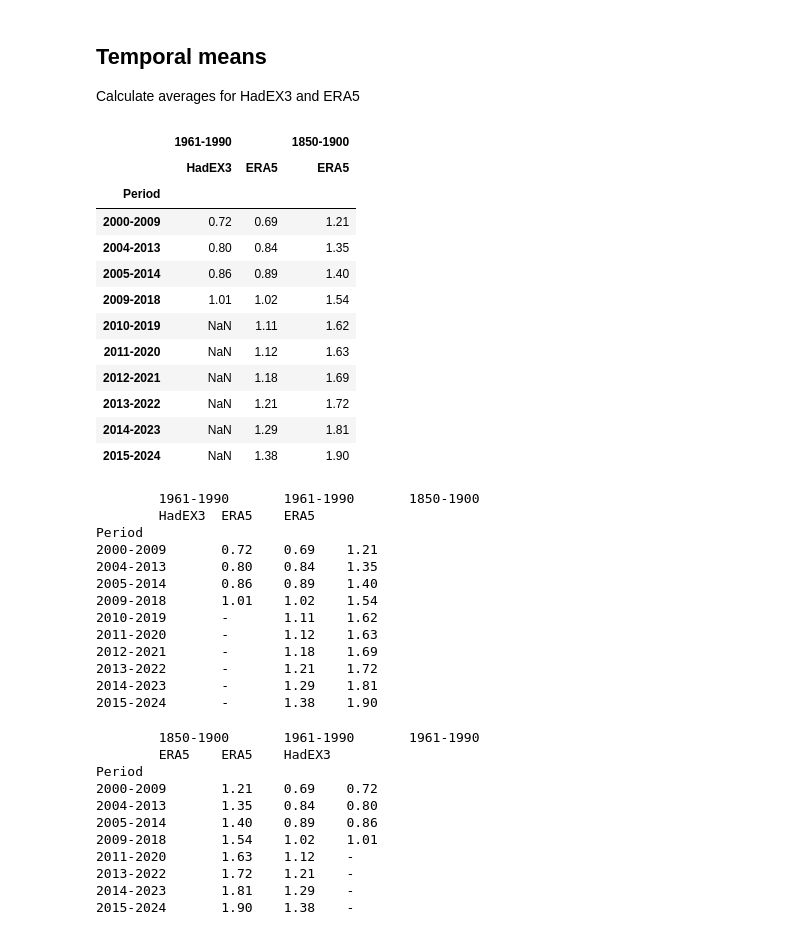
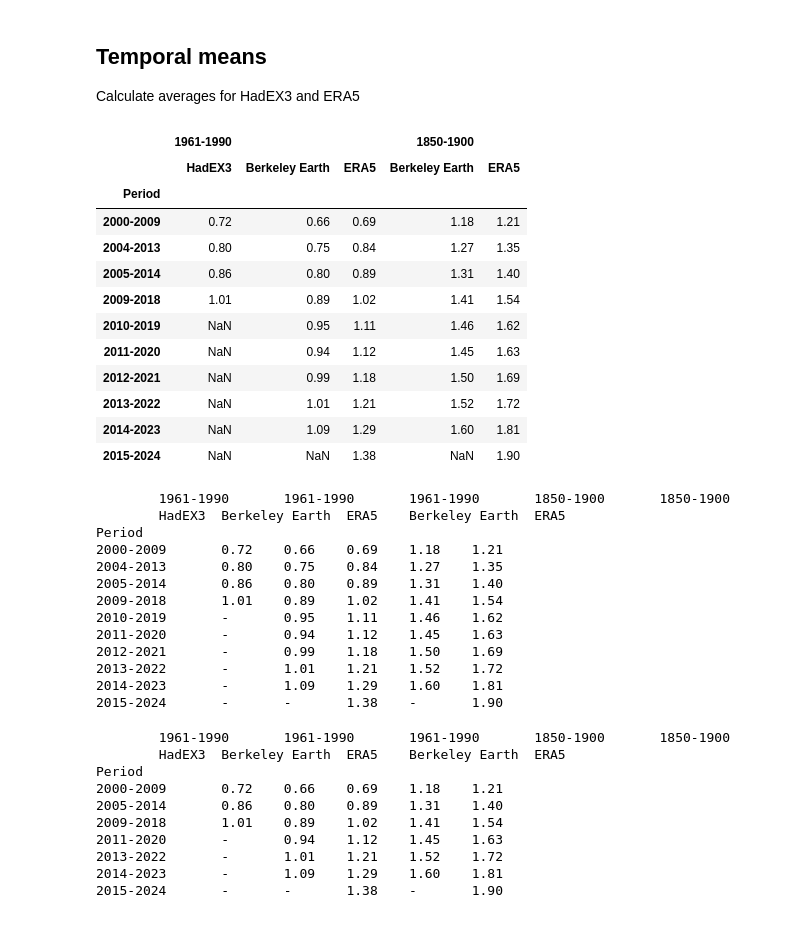
Before and after one commit to ClimateIndicator/cip_extremes, a Jupyter notebook: code/ALL_txx_tnn_ts.ipynb, the cells around one changed output. Saved outputs shown, nothing was run; the diff lists cells and outputs as text; code cells hidden in the pictures.

Commit message:
add Berkeley Earth to data table (#23)
* add Berkeley Earth to data table

* changelog

* remove unneeded output

* another one

```diff
--- a/code/ALL_txx_tnn_ts.ipynb
+++ b/code/ALL_txx_tnn_ts.ipynb
@@ -161,49 +161,49 @@ periods = (
     (2011, 2020),
     (2012, 2021),
     (2013, 2022),
     (2014, 2023),
     (2015, 2024),
 )
 
 out = dict()
 for start, stop in periods:
 
     mn_hadex = ds_txx["HadEX3"].loc[slice(start, stop)].mean(skipna=False)
-
+    mn_berkeley = ds_txx["Berkeley"].loc[slice(start, stop)].mean(skipna=False)
     mn_era5 = ds_txx["ERA5"].loc[slice(start, stop)].mean(skipna=False)
 
     key = f"{start}-{stop}"
 
-    out[key] = [mn_hadex, mn_era5, mn_era5 + berkeley_txx_offset.item()]
+    out[key] = [mn_hadex, mn_berkeley, mn_era5, mn_berkeley + berkeley_txx_offset.item(), mn_era5 + berkeley_txx_offset.item()]
 
 
 df_decadal = pd.DataFrame.from_dict(out).T
 
 mi = pd.MultiIndex.from_arrays(
-    [("1961-1990", "1961-1990", "1850-1900"), ("HadEX3", "ERA5", "ERA5")]
+    [("1961-1990", "1961-1990", "1961-1990", "1850-1900", "1850-1900"), ("HadEX3", "Berkeley Earth", "ERA5", "Berkeley Earth", "ERA5")]
 )
 
 df_decadal.columns = mi
 
 df_decadal = df_decadal.round(2)
 
 df_decadal.index.name = "Period"
 
 df_decadal
 # %% [output]
-|  | 1961-1990 |  | 1850-1900 |
-|  | HadEX3 | ERA5 | ERA5 |
-| Period |  |  |  |
-| 2000-2009 | 0.72 | 0.69 | 1.21 |
-| 2004-2013 | 0.80 | 0.84 | 1.35 |
-| 2005-2014 | 0.86 | 0.89 | 1.40 |
-| 2009-2018 | 1.01 | 1.02 | 1.54 |
-| 2010-2019 | NaN | 1.11 | 1.62 |
-| 2011-2020 | NaN | 1.12 | 1.63 |
-| 2012-2021 | NaN | 1.18 | 1.69 |
-| 2013-2022 | NaN | 1.21 | 1.72 |
-| 2014-2023 | NaN | 1.29 | 1.81 |
-| 2015-2024 | NaN | 1.38 | 1.90 |
+|  | 1961-1990 |  |  | 1850-1900 |  |
+|  | HadEX3 | Berkeley Earth | ERA5 | Berkeley Earth | ERA5 |
+| Period |  |  |  |  |  |
+| 2000-2009 | 0.72 | 0.66 | 0.69 | 1.18 | 1.21 |
+| 2004-2013 | 0.80 | 0.75 | 0.84 | 1.27 | 1.35 |
+| 2005-2014 | 0.86 | 0.80 | 0.89 | 1.31 | 1.40 |
+| 2009-2018 | 1.01 | 0.89 | 1.02 | 1.41 | 1.54 |
+| 2010-2019 | NaN | 0.95 | 1.11 | 1.46 | 1.62 |
+| 2011-2020 | NaN | 0.94 | 1.12 | 1.45 | 1.63 |
+| 2012-2021 | NaN | 0.99 | 1.18 | 1.50 | 1.69 |
+| 2013-2022 | NaN | 1.01 | 1.21 | 1.52 | 1.72 |
+| 2014-2023 | NaN | 1.09 | 1.29 | 1.60 | 1.81 |
+| 2015-2024 | NaN | NaN | 1.38 | NaN | 1.90 |
 # %%
 fN = "../data/txx_decadal_means.csv"
 
@@ -220,37 +220,36 @@ df_decadal_out.to_csv(fN, na_rep="-", float_format="%.2f")
 
 print(df_decadal.to_csv(sep="\t", na_rep="-", float_format="%0.2f"))
 # %% [output]
-        1961-1990       1961-1990       1850-1900
-        HadEX3  ERA5    ERA5
+        1961-1990       1961-1990       1961-1990       1850-1900       1850-1900
+        HadEX3  Berkeley Earth  ERA5    Berkeley Earth  ERA5
 Period
-2000-2009       0.72    0.69    1.21
-2004-2013       0.80    0.84    1.35
-2005-2014       0.86    0.89    1.40
-2009-2018       1.01    1.02    1.54
-2010-2019       -       1.11    1.62
-2011-2020       -       1.12    1.63
-2012-2021       -       1.18    1.69
-2013-2022       -       1.21    1.72
-2014-2023       -       1.29    1.81
-2015-2024       -       1.38    1.90
+2000-2009       0.72    0.66    0.69    1.18    1.21
+2004-2013       0.80    0.75    0.84    1.27    1.35
+2005-2014       0.86    0.80    0.89    1.31    1.40
+2009-2018       1.01    0.89    1.02    1.41    1.54
+2010-2019       -       0.95    1.11    1.46    1.62
+2011-2020       -       0.94    1.12    1.45    1.63
+2012-2021       -       0.99    1.18    1.50    1.69
+2013-2022       -       1.01    1.21    1.52    1.72
+2014-2023       -       1.09    1.29    1.60    1.81
+2015-2024       -       -       1.38    -       1.90
 # %%
 # remove some periods
 # NOTE: paste as plain text (not HTML formatted) to a spreadsheet
 
 print(
-    df_decadal[df_decadal.columns.sort_values()]
-    .drop(index=["2010-2019", "2012-2021"])
+    df_decadal
+    .drop(index=["2004-2013", "2010-2019", "2012-2021"])
     .to_csv(sep="\t", na_rep="-", float_format="%0.2f")
 )
 # %% [output]
-        1850-1900       1961-1990       1961-1990
-        ERA5    ERA5    HadEX3
+        1961-1990       1961-1990       1961-1990       1850-1900       1850-1900
+        HadEX3  Berkeley Earth  ERA5    Berkeley Earth  ERA5
 Period
-2000-2009       1.21    0.69    0.72
-2004-2013       1.35    0.84    0.80
-2005-2014       1.40    0.89    0.86
-2009-2018       1.54    1.02    1.01
-2011-2020       1.63    1.12    -
-2013-2022       1.72    1.21    -
-2014-2023       1.81    1.29    -
-2015-2024       1.90    1.38    -
+2000-2009       0.72    0.66    0.69    1.18    1.21
+2005-2014       0.86    0.80    0.89    1.31    1.40
+2009-2018       1.01    0.89    1.02    1.41    1.54
+2011-2020       -       0.94    1.12    1.45    1.63
+2013-2022       -       1.01    1.21    1.52    1.72
+2014-2023       -       1.09    1.29    1.60    1.81
+2015-2024       -       -       1.38    -       1.90
```
Also changed, not shown: 2 other files.
